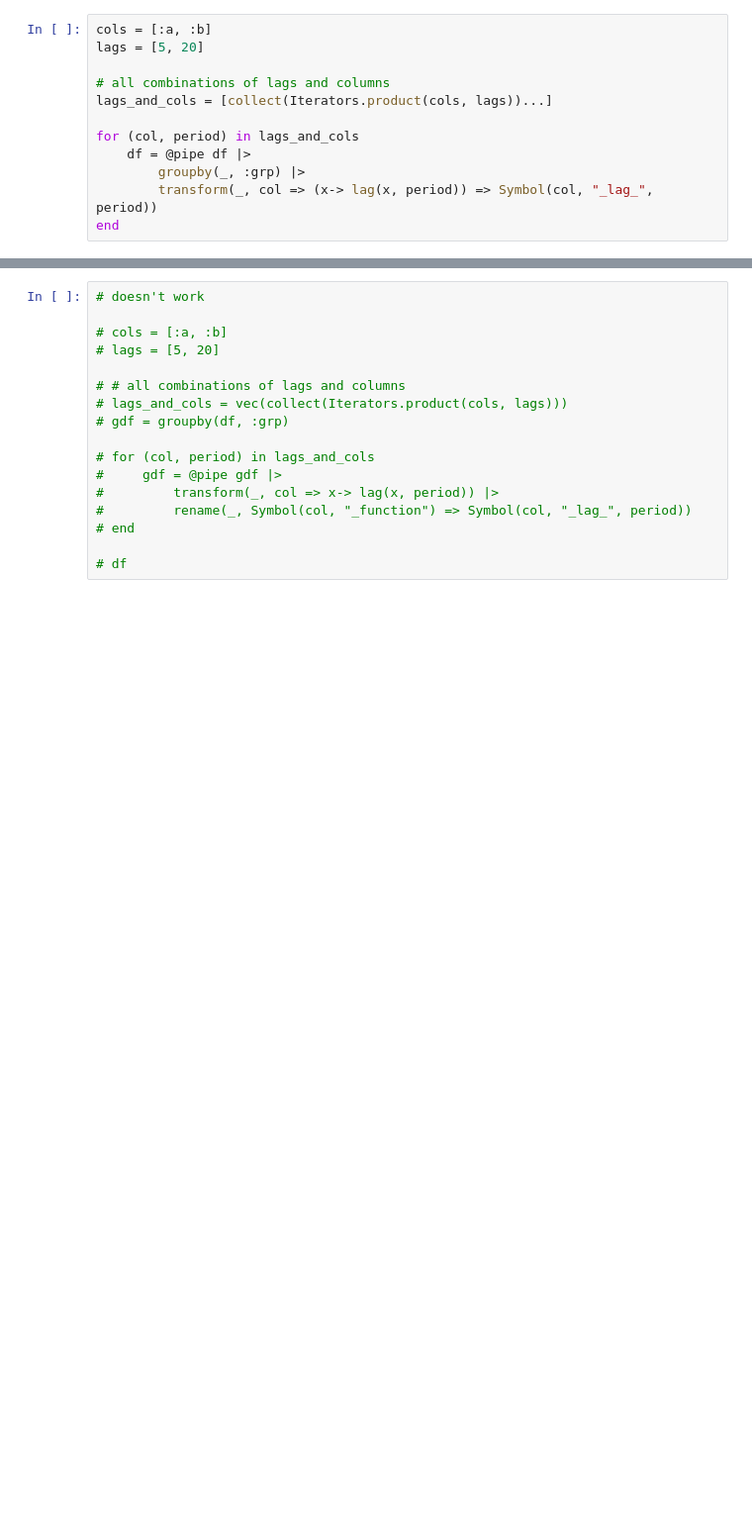
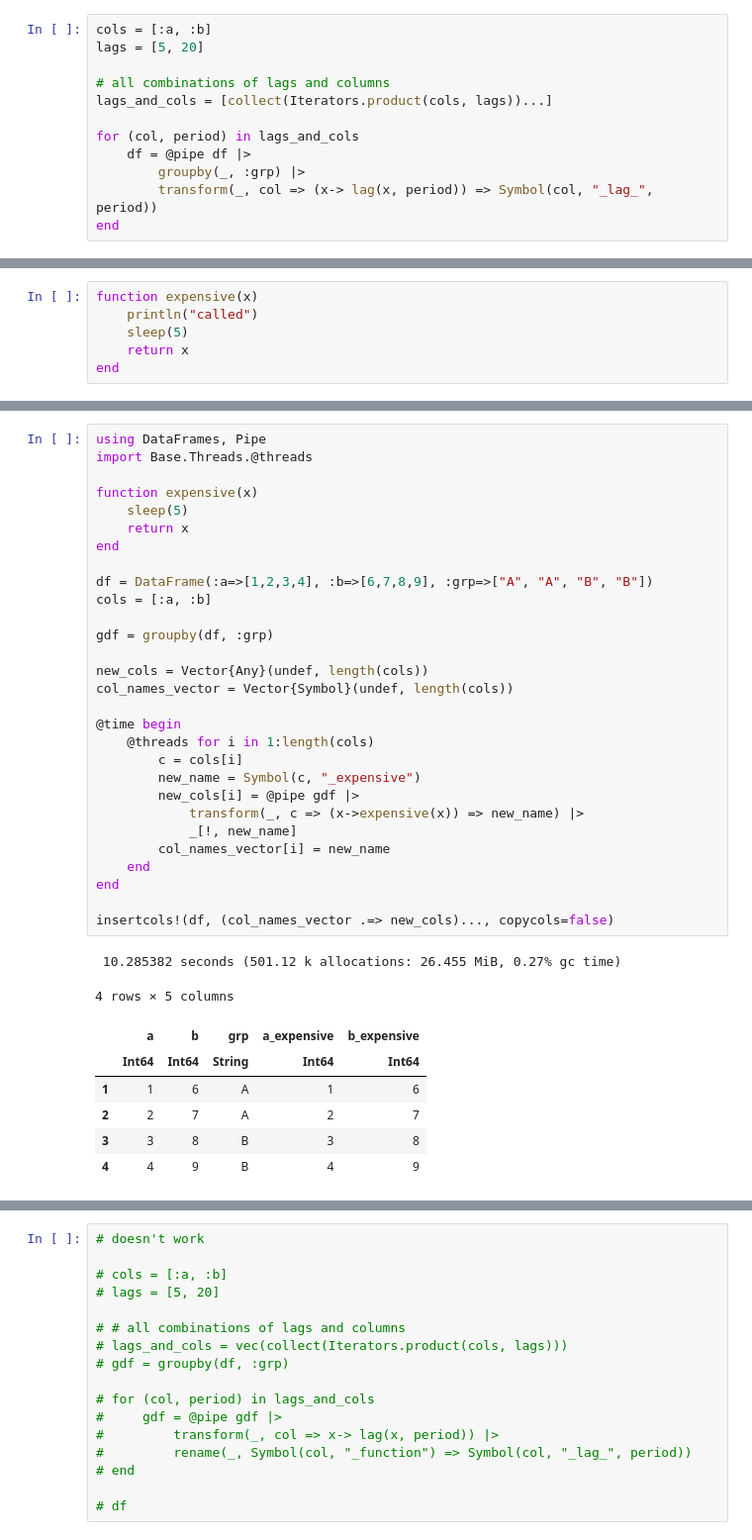
Before and after one commit to marketneutral/misc_research, a Jupyter notebook: julia_learning/dataframe_recipes.ipynb, the cells around one changed output, grey strips where cells are left out. Shown at 99% size. Saved outputs shown, nothing was run; the diff lists cells and outputs as text; blank space fills up the shorter version.

```diff
--- a/julia_learning/dataframe_recipes.ipynb
+++ b/julia_learning/dataframe_recipes.ipynb
@@ -61,0 +118,6 @@ end
+# %%
+function expensive(x)
+    println("called")
+    sleep(5)
+    return x
+end
@@ -61,0 +217,38 @@ end
+# %%
+using DataFrames, Pipe
+import Base.Threads.@threads
+
+function expensive(x)
+    sleep(5)
+    return x
+end
+
+df = DataFrame(:a=>[1,2,3,4], :b=>[6,7,8,9], :grp=>["A", "A", "B", "B"])
+cols = [:a, :b]
+
+gdf = groupby(df, :grp)
+
+new_cols = Vector{Any}(undef, length(cols))
+col_names_vector = Vector{Symbol}(undef, length(cols))
+
+@time begin
+    @threads for i in 1:length(cols)
+        c = cols[i]
+        new_name = Symbol(c, "_expensive")
+        new_cols[i] = @pipe gdf |>
+            transform(_, c => (x->expensive(x)) => new_name) |>
+            _[!, new_name]
+        col_names_vector[i] = new_name
+    end
+end
+
+insertcols!(df, (col_names_vector .=> new_cols)..., copycols=false)
+# %% [output]
+ 10.285382 seconds (501.12 k allocations: 26.455 MiB, 0.27% gc time)
+4 rows × 5 columns
+|  | a | b | grp | a_expensive | b_expensive |
+|  | Int64 | Int64 | String | Int64 | Int64 |
+| 1 | 1 | 6 | A | 1 | 6 |
+| 2 | 2 | 7 | A | 2 | 7 |
+| 3 | 3 | 8 | B | 3 | 8 |
+| 4 | 4 | 9 | B | 4 | 9 |
```
Also changed, not shown: parts of 29 cells of this notebook, 1 other file.
